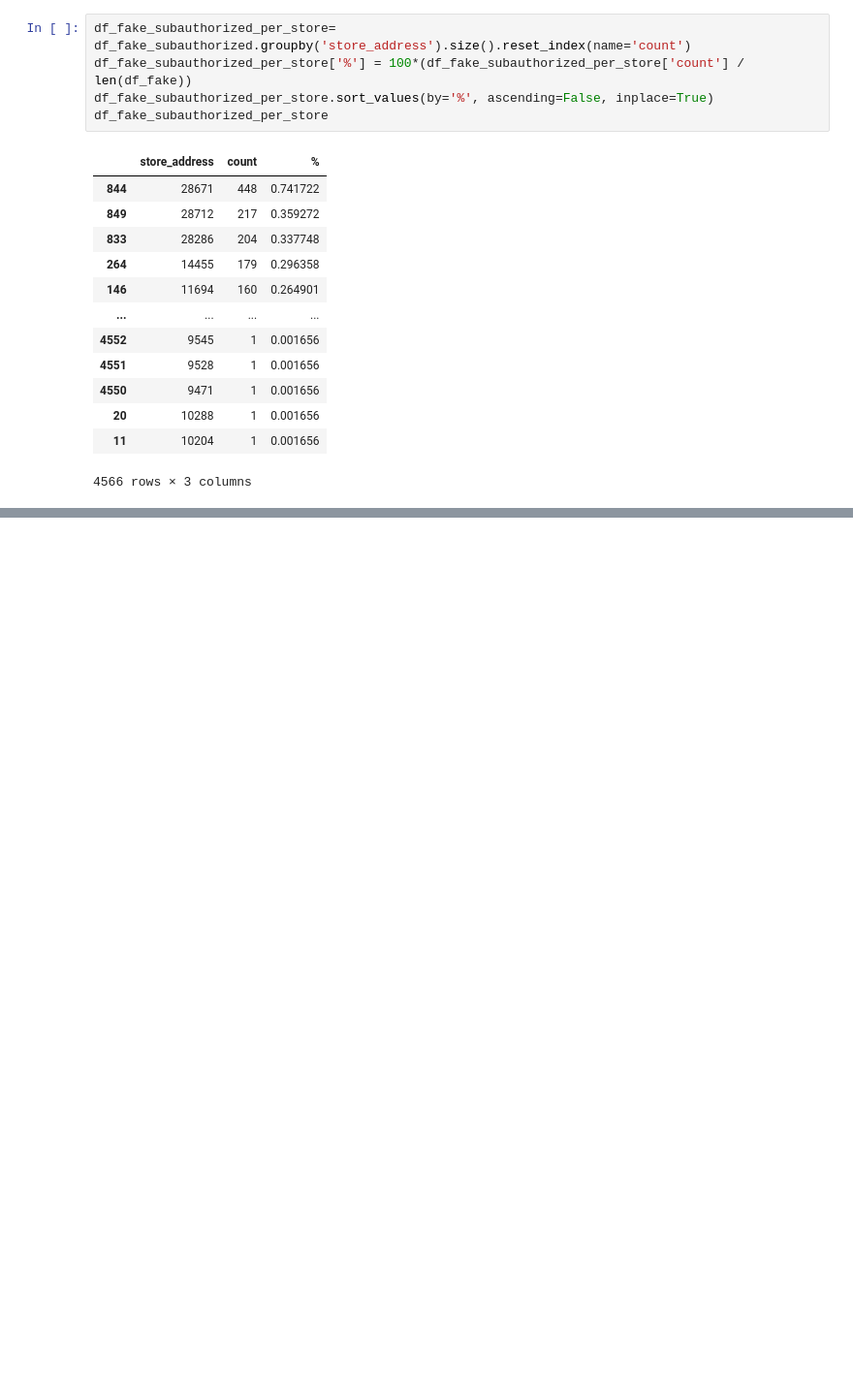
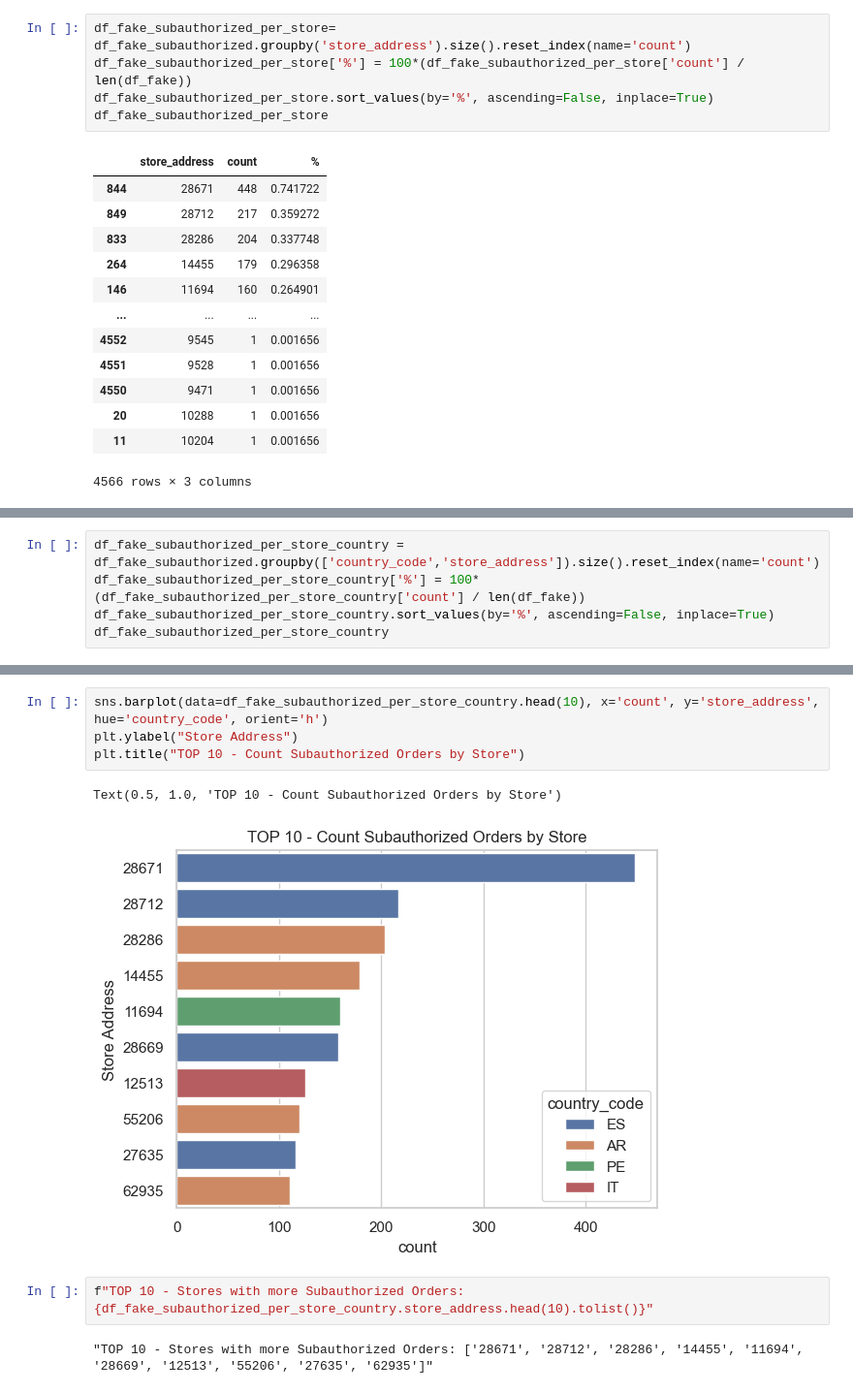
Before and after one commit to elenamartinezg/project-3-ironhack-delivery-es, a Jupyter notebook: project3.ipynb, the cells around one changed output, grey strips where cells are left out. Shown at 97% size. Cells and saved outputs as stored; diff of their text form; blank space fills up the shorter version.

```diff
--- a/project3.ipynb
+++ b/project3.ipynb
@@ -494,0 +517,5 @@ Text(0.5, 1.0, '% Pedidos subautorizados por Tienda')
+# %%
+df_fake_subauthorized_per_store_country = df_fake_subauthorized.groupby(['country_code','store_address']).size().reset_index(name='count')
+df_fake_subauthorized_per_store_country['%'] = 100*(df_fake_subauthorized_per_store_country['count'] / len(df_fake))
+df_fake_subauthorized_per_store_country.sort_values(by='%', ascending=False, inplace=True)
+df_fake_subauthorized_per_store_country
@@ -494,0 +536,11 @@ Text(0.5, 1.0, '% Pedidos subautorizados por Tienda')
+# %%
+sns.barplot(data=df_fake_subauthorized_per_store_country.head(10), x='count', y='store_address', hue='country_code', orient='h')
+plt.ylabel("Store Address")
+plt.title("TOP 10 - Count Subauthorized Orders by Store")
+# %% [output]
+Text(0.5, 1.0, 'TOP 10 - Count Subauthorized Orders by Store')
+[figure, added]
+# %%
+f"TOP 10 - Stores with more Subauthorized Orders: {df_fake_subauthorized_per_store_country.store_address.head(10).tolist()}"
+# %% [output]
+"TOP 10 - Stores with more Subauthorized Orders: ['28671', '28712', '28286', '14455', '11694', '28669', '12513', '55206', '27635', '62935']"
```
Also changed, not shown: parts of 39 cells of this notebook.
